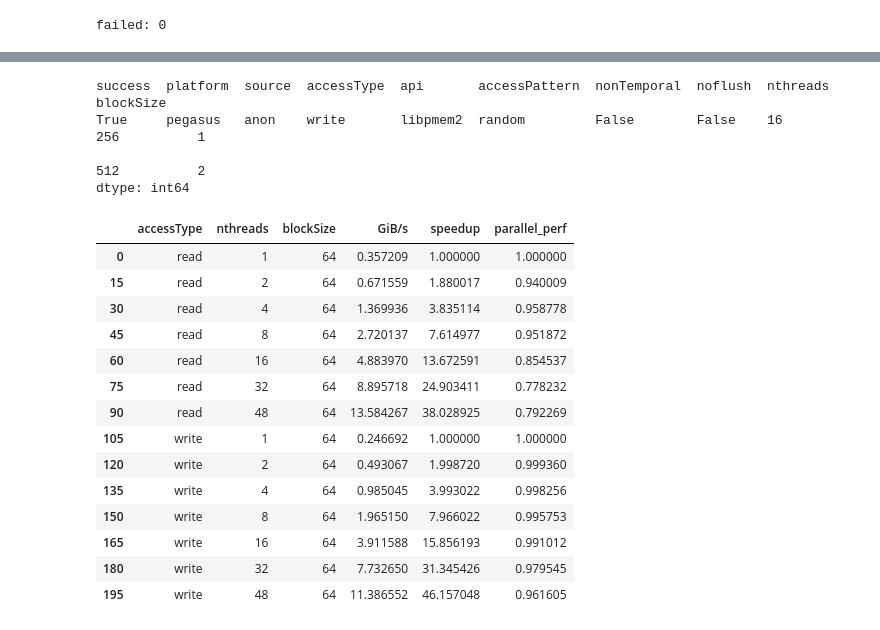
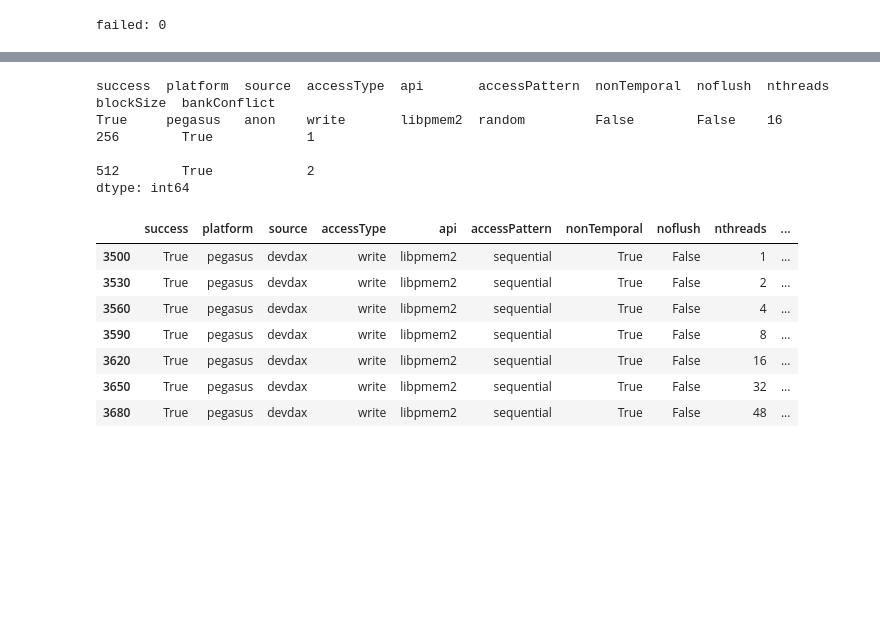
Before and after one commit to range3/pmembench, a Jupyter notebook: eval/plot/pmem2bench.ipynb, the cells around one changed output, grey strips where cells are left out. Drawn from its saved outputs; the diff is of its cells as text; code cells hidden in the pictures; blank space fills up the shorter version.

```diff
--- a/eval/plot/pmem2bench.ipynb
+++ b/eval/plot/pmem2bench.ipynb
@@ -132,0 +142,9 @@ df_src.query("api == 'libc' and noflush == True")
+# %%
+df = df_filtered
+# df = df_src
+
+groupby = ["success", "platform", "source", "accessType", "api", "accessPattern", "nonTemporal", "noflush", "bankConflict"]
+grouper = df.drop(["path", "granularity", "set-affinity"], axis=1).groupby(groupby)
+pd.set_option('display.max_rows', 250)
+display(grouper.size())
+pd.set_option('display.max_rows', 50)
@@ -133,60 +169,57 @@ df_src.query("api == 'libc' and noflush == True")
 # %%
-df = df_src
+df = df_filtered
 
 # remove fsdax && iter=1 && write
 # df = df.drop(df[(df.source == "fsdax") & (df.accessType == "write") & (df.iter == 1)].index)
 
-default_groupby = ["success", "platform", "source", "accessType", "api", "accessPattern", "nonTemporal", "noflush", "nthreads", "blockSize"]
+default_groupby = ["success", "platform", "source", "accessType", "api", "accessPattern", "nonTemporal", "noflush", "nthreads", "blockSize", "bankConflict"]
 grouper = df.drop(["path", "granularity", "set-affinity"], axis=1).groupby(default_groupby)
 
 pd.set_option('display.max_rows', 50)
 iters = grouper.size()
 iters[iters < 3]
 # %% [output]
-success  platform  source  accessType  api       accessPattern  nonTemporal  noflush  nthreads  blockSize
-True     pegasus   anon    write       libpmem2  random         False        False    16        256          1
-                                                                                                512          2
+success  platform  source  accessType  api       accessPattern  nonTemporal  noflush  nthreads  blockSize  bankConflict
+True     pegasus   anon    write       libpmem2  random         False        False    16        256        True            1
+                                                                                                512        True            2
 dtype: int64
 # %%
 # calc parallel performance
-# pegasus devdax sequential nt-strore / load
-
-df = grouper.max().reset_index().query("platform == 'pegasus' and source == 'devdax' and api == 'libpmem2' and accessPattern == 'sequential' and nonTemporal == True")
+df = (
+    grouper.max().reset_index()
+)
 df["GiB/s"] = df["byte_per_sec"] / 2**30
-
-# df_marged = df.join(df.query("nthreads==1")[["accessType", "blockSize", "GiB/s"]], how=["accessType", "BlockSize"])
 
 df_merged = pd.merge(
     df,
-    df.query("nthreads==1")[["accessType", "blockSize", "GiB/s"]].rename(columns={"GiB/s": "base"}),
-    how='left', left_on=['accessType','blockSize'], right_on = ['accessType','blockSize'])
-
+    df.query("nthreads==1").rename(columns={"GiB/s": "base", "nthreads": "nthreads_right"}),
+    how='left', on=[i for i in default_groupby if i not in ["nthreads"]])
 df_merged["speedup"] = df_merged["GiB/s"] / df_merged["base"]
 df_merged["parallel_perf"] = df_merged["speedup"] / df_merged["nthreads"]
-
-df_merged = df_merged[["accessType", "nthreads", "blockSize", "GiB/s", "speedup", "parallel_perf"]]
+df_merged = df_merged[default_groupby + ["GiB/s", "speedup", "parallel_perf"]]
 
 pd.set_option('display.max_rows', 250)
 
-display(df_merged[(df_merged.blockSize == 64)])
+display(
+    df_merged
+    .query(
+        "platform == 'pegasus' and source == 'devdax' and api == 'libpmem2'"
+        " and accessPattern == 'sequential' and accessType == 'write' and nonTemporal == True and noflush == False"
+        " and bankConflict==True"
+        " and blockSize == 64"
+    )
+)
 
 pd.set_option('display.max_rows', 50)
 # %% [output]
-|  | accessType | nthreads | blockSize | GiB/s | speedup | parallel_perf |
-| 0 | read | 1 | 64 | 0.357209 | 1.000000 | 1.000000 |
-| 15 | read | 2 | 64 | 0.671559 | 1.880017 | 0.940009 |
-| 30 | read | 4 | 64 | 1.369936 | 3.835114 | 0.958778 |
-| 45 | read | 8 | 64 | 2.720137 | 7.614977 | 0.951872 |
-| 60 | read | 16 | 64 | 4.883970 | 13.672591 | 0.854537 |
-| 75 | read | 32 | 64 | 8.895718 | 24.903411 | 0.778232 |
-| 90 | read | 48 | 64 | 13.584267 | 38.028925 | 0.792269 |
-| 105 | write | 1 | 64 | 0.246692 | 1.000000 | 1.000000 |
-| 120 | write | 2 | 64 | 0.493067 | 1.998720 | 0.999360 |
-| 135 | write | 4 | 64 | 0.985045 | 3.993022 | 0.998256 |
-| 150 | write | 8 | 64 | 1.965150 | 7.966022 | 0.995753 |
-| 165 | write | 16 | 64 | 3.911588 | 15.856193 | 0.991012 |
-| 180 | write | 32 | 64 | 7.732650 | 31.345426 | 0.979545 |
-| 195 | write | 48 | 64 | 11.386552 | 46.157048 | 0.961605 |
+|  | success | platform | source | accessType | api | accessPattern | nonTemporal | noflush | nthreads | ... |
+| 3500 | True | pegasus | devdax | write | libpmem2 | sequential | True | False | 1 | ... |
+| 3530 | True | pegasus | devdax | write | libpmem2 | sequential | True | False | 2 | ... |
+| 3560 | True | pegasus | devdax | write | libpmem2 | sequential | True | False | 4 | ... |
+| 3590 | True | pegasus | devdax | write | libpmem2 | sequential | True | False | 8 | ... |
+| 3620 | True | pegasus | devdax | write | libpmem2 | sequential | True | False | 16 | ... |
+| 3650 | True | pegasus | devdax | write | libpmem2 | sequential | True | False | 32 | ... |
+| 3680 | True | pegasus | devdax | write | libpmem2 | sequential | True | False | 48 | ... |
 # %%
 df = grouper.max().reset_index()
 
```
Also changed, not shown: parts of 10 cells of this notebook.
